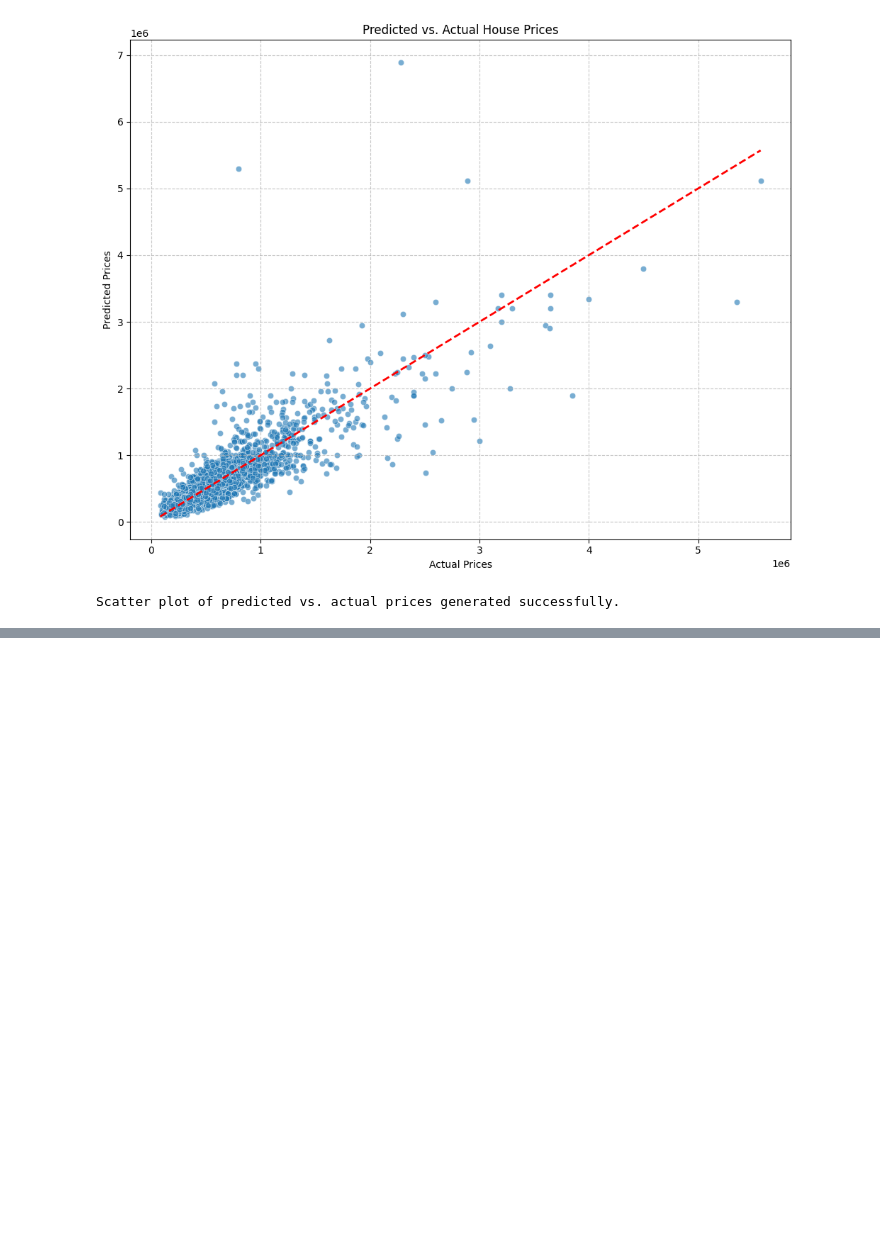
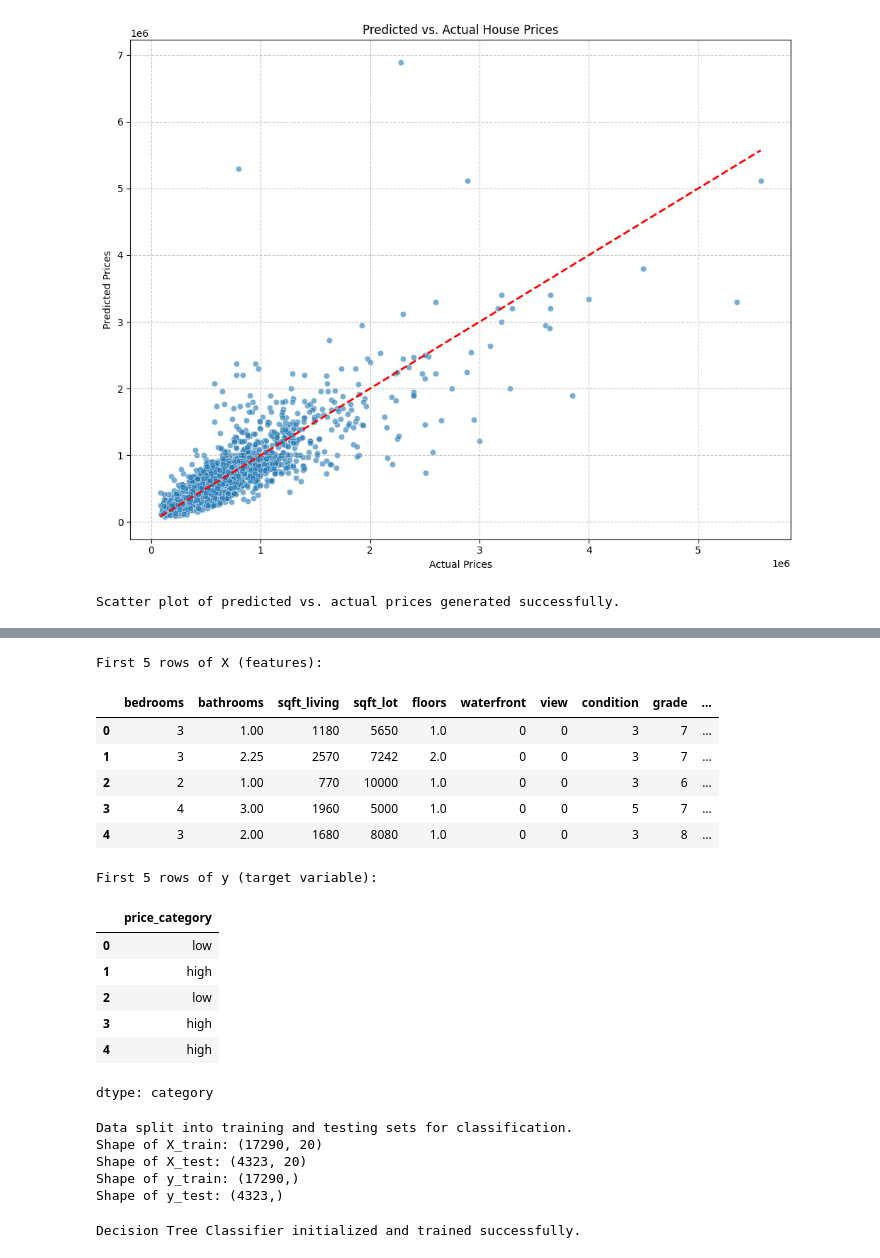
Before and after one commit to Blodreina912/MACHINE-LEARNING-PROJECTS, a Jupyter notebook: ML_ASSIGNMENT_11.ipynb, the cells around one changed output, grey strips where cells are left out. Cells and saved outputs as stored; diff of their text form; code cells hidden in the pictures; blank space fills up the shorter version.

```diff
--- a/ML_ASSIGNMENT_11.ipynb
+++ b/ML_ASSIGNMENT_11.ipynb
@@ -113,7 +40,0 @@ For example, when doing 'df[col].method(value, inplace=True)', try using 'df.met
-# %%
-median_sqft_above = df['sqft_above'].median()
-df['sqft_above'] = df['sqft_above'].fillna(median_sqft_above)
-
-print(f"Median value used for imputation: {median_sqft_above}")
-print("Missing values after imputation for 'sqft_above' column:")
-print(df['sqft_above'].isnull().sum())
@@ -124,7 +40,0 @@ Missing values after imputation for 'sqft_above' column:
-# %%
-df['date'] = pd.to_datetime(df['date'])
-df['year'] = df['date'].dt.year
-df['month'] = df['date'].dt.month
-
-print("Date column converted to datetime and 'year'/'month' features extracted.")
-print(df[['date', 'year', 'month']].head())
@@ -251,0 +77,4 @@ Scatter plot of predicted vs. actual prices generated successfully.
+# %%
+df = df.drop('id', axis=1)
+print("'id' column dropped from the DataFrame.")
+print(df.head())
@@ -251,0 +113,52 @@ Scatter plot of predicted vs. actual prices generated successfully.
+# %%
+X = df.drop(['price', 'date', 'price_category'], axis=1)
+y = df['price_category']
+
+print("First 5 rows of X (features):")
+display(X.head())
+print("\nFirst 5 rows of y (target variable):")
+display(y.head())
+# %% [output]
+First 5 rows of X (features):
+|  | bedrooms | bathrooms | sqft_living | sqft_lot | floors | waterfront | view | condition | grade | ... |
+| 0 | 3 | 1.00 | 1180 | 5650 | 1.0 | 0 | 0 | 3 | 7 | ... |
+| 1 | 3 | 2.25 | 2570 | 7242 | 2.0 | 0 | 0 | 3 | 7 | ... |
+| 2 | 2 | 1.00 | 770 | 10000 | 1.0 | 0 | 0 | 3 | 6 | ... |
+| 3 | 4 | 3.00 | 1960 | 5000 | 1.0 | 0 | 0 | 5 | 7 | ... |
+| 4 | 3 | 2.00 | 1680 | 8080 | 1.0 | 0 | 0 | 3 | 8 | ... |
+First 5 rows of y (target variable):
+|  | price_category |
+| 0 | low |
+| 1 | high |
+| 2 | low |
+| 3 | high |
+| 4 | high |
+dtype: category
+# %%
+from sklearn.model_selection import train_test_split
+
+X_train, X_test, y_train, y_test = train_test_split(X, y, test_size=0.2, random_state=42)
+
+print("Data split into training and testing sets for classification.")
+print(f"Shape of X_train: {X_train.shape}")
+print(f"Shape of X_test: {X_test.shape}")
+print(f"Shape of y_train: {y_train.shape}")
+print(f"Shape of y_test: {y_test.shape}")
+# %% [output]
+Data split into training and testing sets for classification.
+Shape of X_train: (17290, 20)
+Shape of X_test: (4323, 20)
+Shape of y_train: (17290,)
+Shape of y_test: (4323,)
+# %%
+from sklearn.tree import DecisionTreeClassifier
+
+# Instantiate the Decision Tree Classifier
+dt_classifier = DecisionTreeClassifier(random_state=42)
+
+# Train the classifier using the training data
+dt_classifier.fit(X_train, y_train)
+
+print("Decision Tree Classifier initialized and trained successfully.")
+# %% [output]
+Decision Tree Classifier initialized and trained successfully.
```
Also changed, not shown: parts of 21 cells of this notebook.
